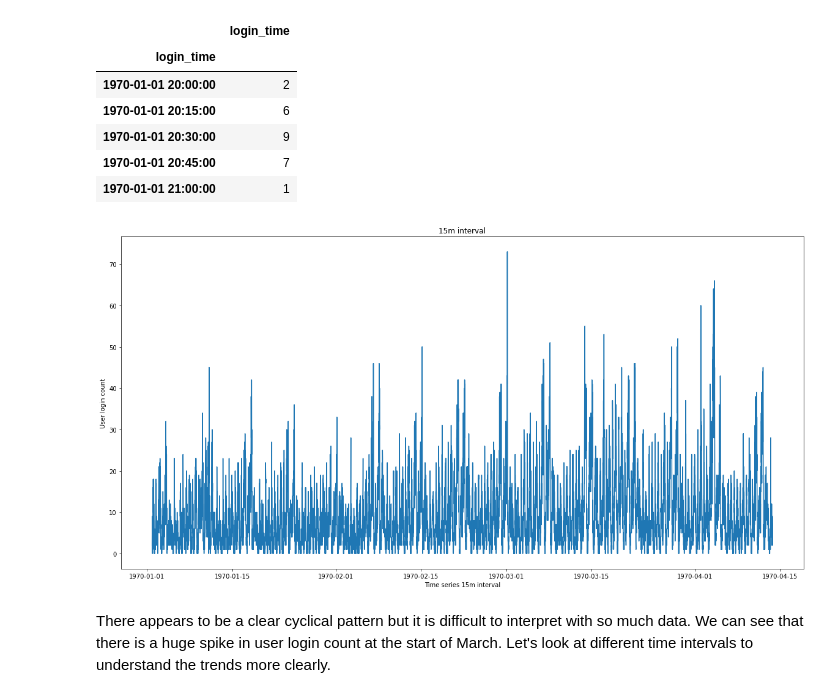
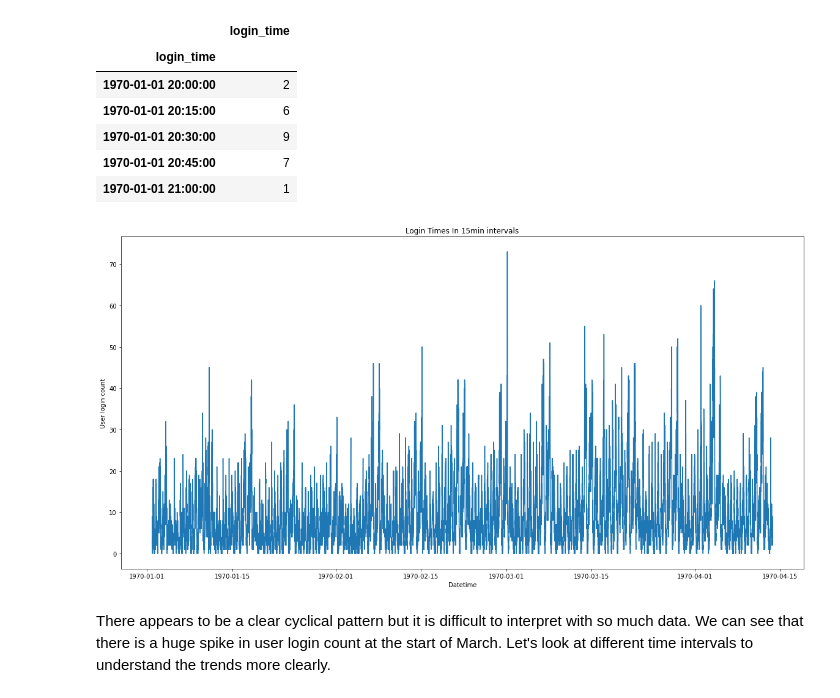
Before and after one commit to simonatso/Springboard, a Jupyter notebook: ultimate_challenge/Part 1.ipynb, the cells around one changed output. Cells and saved outputs as stored; diff of their text form; code cells hidden in the pictures.

```diff
--- a/ultimate_challenge/Part 1.ipynb
+++ b/ultimate_challenge/Part 1.ipynb
@@ -62,12 +61,12 @@ data_15.head()
 # %%
 plt.figure(figsize=(20, 10))
 plt.plot(data_15)
-plt.title('15m interval')
-plt.xlabel('Time series 15m interval')
+plt.title('Login Times In 15min intervals')
+plt.xlabel('Datetime')
 plt.ylabel('User login count')
 plt.show()
 # %% [output]
-[figure, old version]
+[figure, new version]
 # %% [markdown]
 There appears to be a clear cyclical pattern but it is difficult to interpret with so much data.  We can see that there is a huge spike in user login count at the start of March.  Let's look at different time intervals to understand the trends more clearly.
 # %%
```
Also changed, not shown: parts of 12 cells of this notebook.
